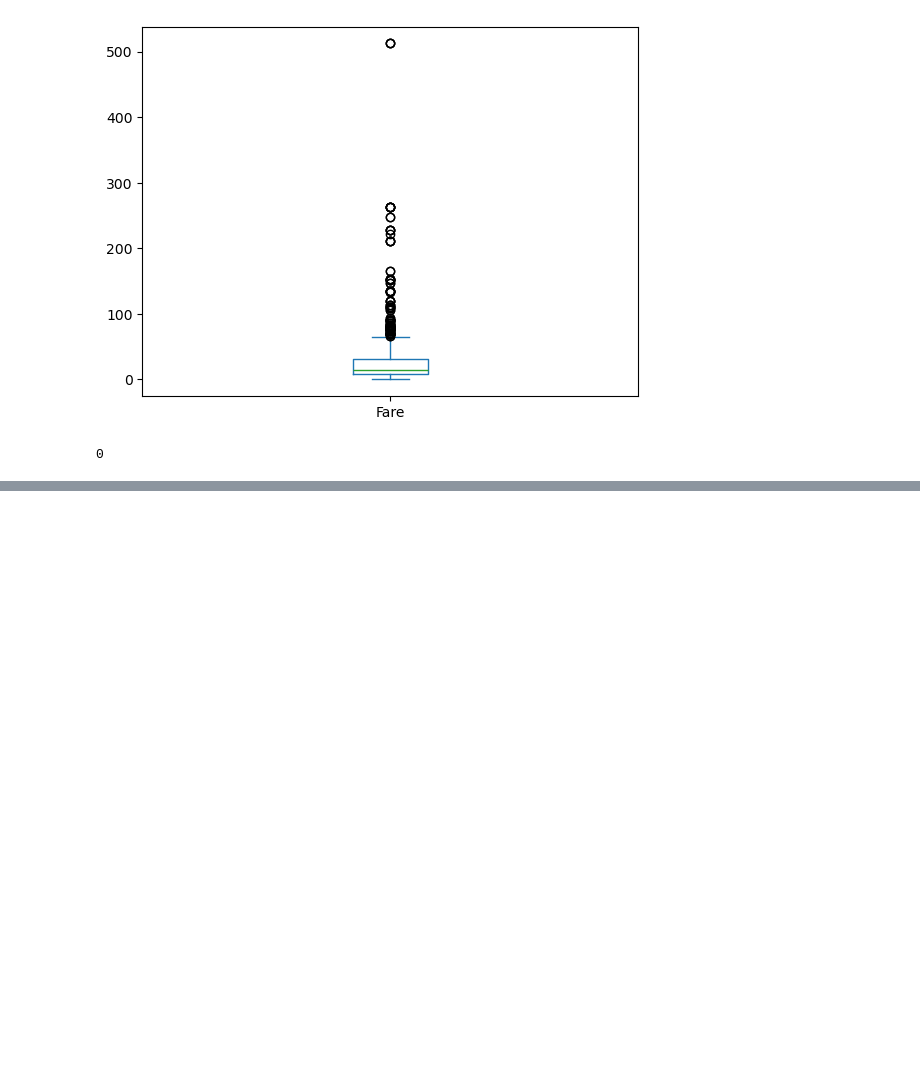
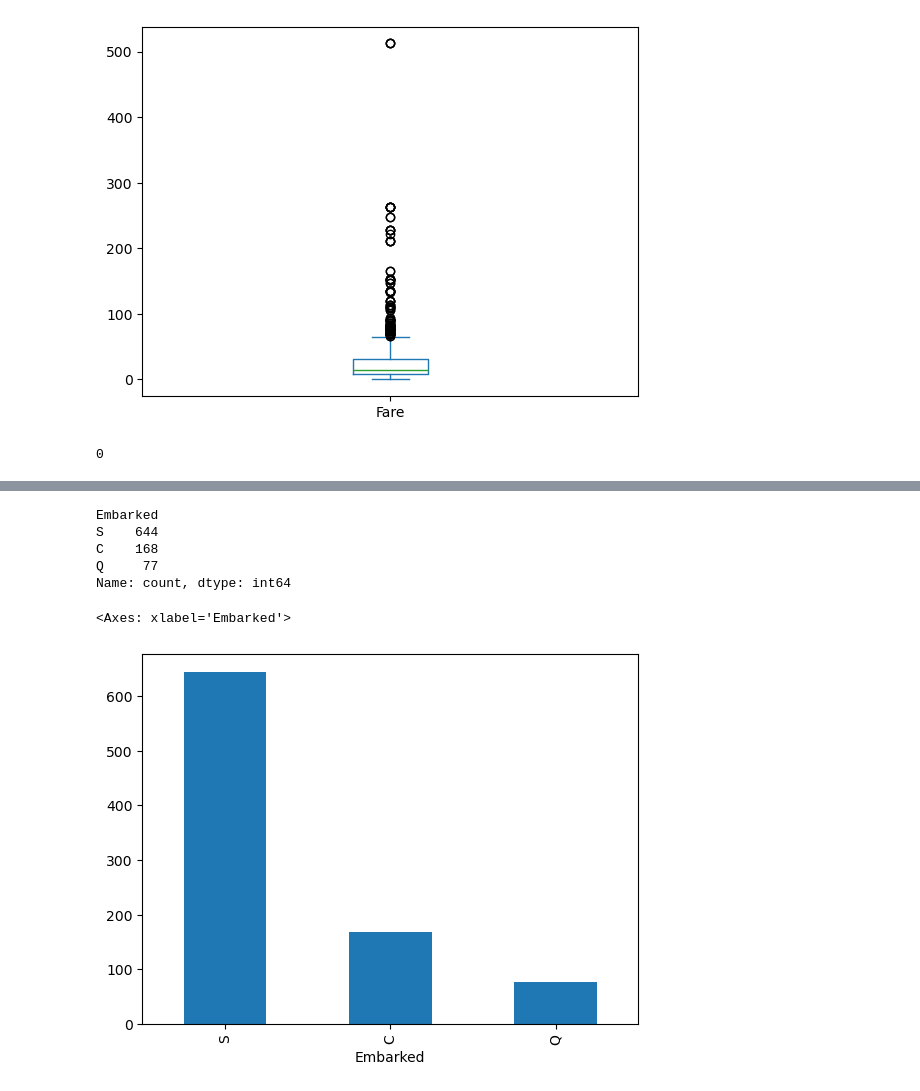
Before and after one commit to lalithrajr1034/Machine_learning_Practice, a Jupyter notebook: EDA/1_Univariat_analyais.ipynb, the cells around one changed output, grey strips where cells are left out. Cells and saved outputs as stored; diff of their text form; code cells hidden in the pictures; blank space fills up the shorter version.

```diff
--- a/EDA/1_Univariat_analyais.ipynb
+++ b/EDA/1_Univariat_analyais.ipynb
@@ -121,0 +160,15 @@ df['Fare'].isnull().sum()
+# %%
+val = "Embarked"
+# %%
+df[val].value_counts()
+# %% [output]
+Embarked
+S    644
+C    168
+Q     77
+Name: count, dtype: int64
+# %%
+df[val].value_counts().plot(kind = 'bar')
+# %% [output]
+<Axes: xlabel='Embarked'>
+[figure, added]
```
Also changed, not shown: parts of 9 cells of this notebook.
